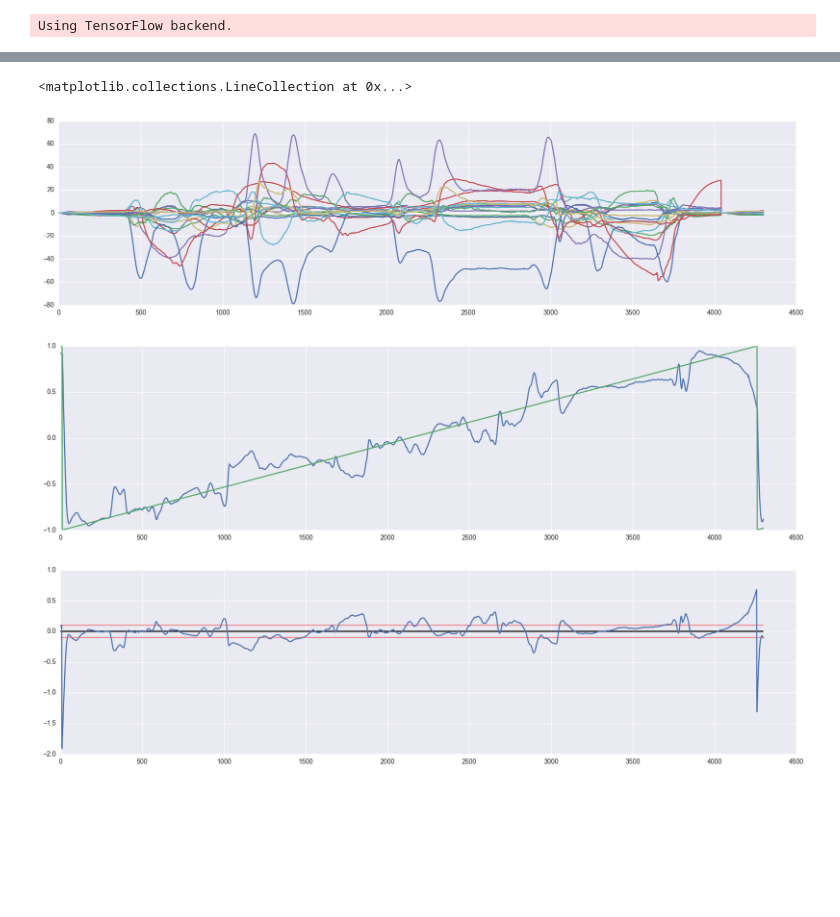
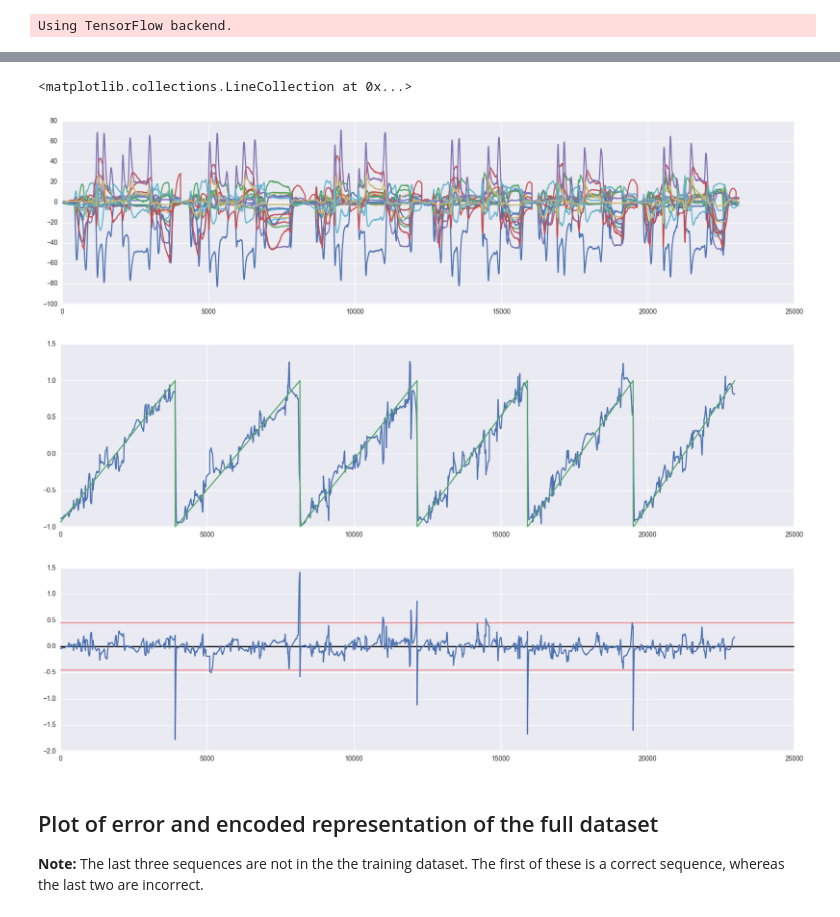
Before and after one commit to sentetic/LSTM-Biometric-sequences-recognition, a Jupyter notebook: LSTM_Biometric_Sequence_classification.ipynb, the cells around one changed output, grey strips where cells are left out. Drawn from its saved outputs; the diff is of its cells as text; code cells hidden in the pictures; blank space fills up the shorter version.

```diff
--- a/LSTM_Biometric_Sequence_classification.ipynb
+++ b/LSTM_Biometric_Sequence_classification.ipynb
@@ -80,7 +119,10 @@ from sklearn.preprocessing import MinMaxScaler
 scaler = MinMaxScaler((-1,1))
 # %%
 x_scaled=scaler.fit_transform(x)
+x_test_scaled=scaler.transform(x_test)
 # %%
 x_,y = windowing(x_scaled, window_lenght=input_shape,step_ahead=step_ahead)
+x_test_, y_test = windowing(x_test_scaled, window_lenght=input_shape,step_ahead=step_ahead)
 # %%
-encoder, autoencoder = getLSTM_Autoencoder_model(input_shape=128, input_dim=18, encoded_dim=4)
+encoder, autoencoder = get_LSTM_autoencoder_model(input_shape=128, input_dim=18, encoded_dim=32)
+autoencoder.summary()
@@ -87,4 +141,4 @@ encoder, autoencoder = getLSTM_Autoencoder_model(input_shape=128, input_dim=18,
 # %%
 autoencoder.compile(optimizer='adam', loss='mse')
 # %%
-history=autoencoder.fit(x_,y,nb_epoch=20,verbose=1, batch_size=128)
+history=autoencoder.fit(x_,y,nb_epoch=50,verbose=1, batch_size=128, validation_data=(x_test_, y_test), shuffle=False)
@@ -113,22 +170,22 @@ sigma3=error.std()*3
 graph=np.asarray(x.iloc[:,:-1])
 # %%
 plt.figure(figsize=(20,5))
-start=3900
-size=4300
+start=0
+size=25000
 plt.plot(graph[:size])
 plt.figure(figsize=(20,5))
 plt.plot(x_pred[start+step_ahead+1:start+step_ahead+size+1,0])
 plt.plot(y[start+step_ahead+1:start+step_ahead+size+1])
 plt.figure(figsize=(20,5))
 plt.plot(error[start+step_ahead+1:start+step_ahead+size+1])
-plt.hlines(0.2/2. ,0, size,alpha=0.4, color='r')
-plt.hlines(-0.2/2. ,0, size,alpha=0.4, color='r')
+plt.hlines(sigma3 ,0, size,alpha=0.4, color='r')
+plt.hlines(-sigma3 ,0, size,alpha=0.4, color='r')
 plt.hlines(0 ,0, size)
 # %% [output]
 <matplotlib.collections.LineCollection at 0x...>
-[figure, old version]
+[figure, new version]
-[figure, old version]
+[figure, new version]
-[figure, old version]
+[figure, new version]
 # %%
 error_dataFrame=pd.DataFrame()
 
@@ -155,6 +213,11 @@ x_,y = windowing(x_scaled, window_lenght=input_shape,step_ahead=step_ahead)
 x_pred=autoencoder.predict(x_)
 x_latent = encoder.predict(x_)
 x_real=np.reshape(x_[:,input_shape-1,0], (-1,1))
+# %% [markdown]
+## Plot of error and encoded representation of the full dataset
+**Note:**
+The last three sequences are not in the the training dataset.
+The first of these is a correct sequence, whereas the last two are incorrect.
 # %%
 plt.figure(figsize=(20,5))
 plt.plot(graph)
```
Also changed, not shown: parts of 19 cells of this notebook.
